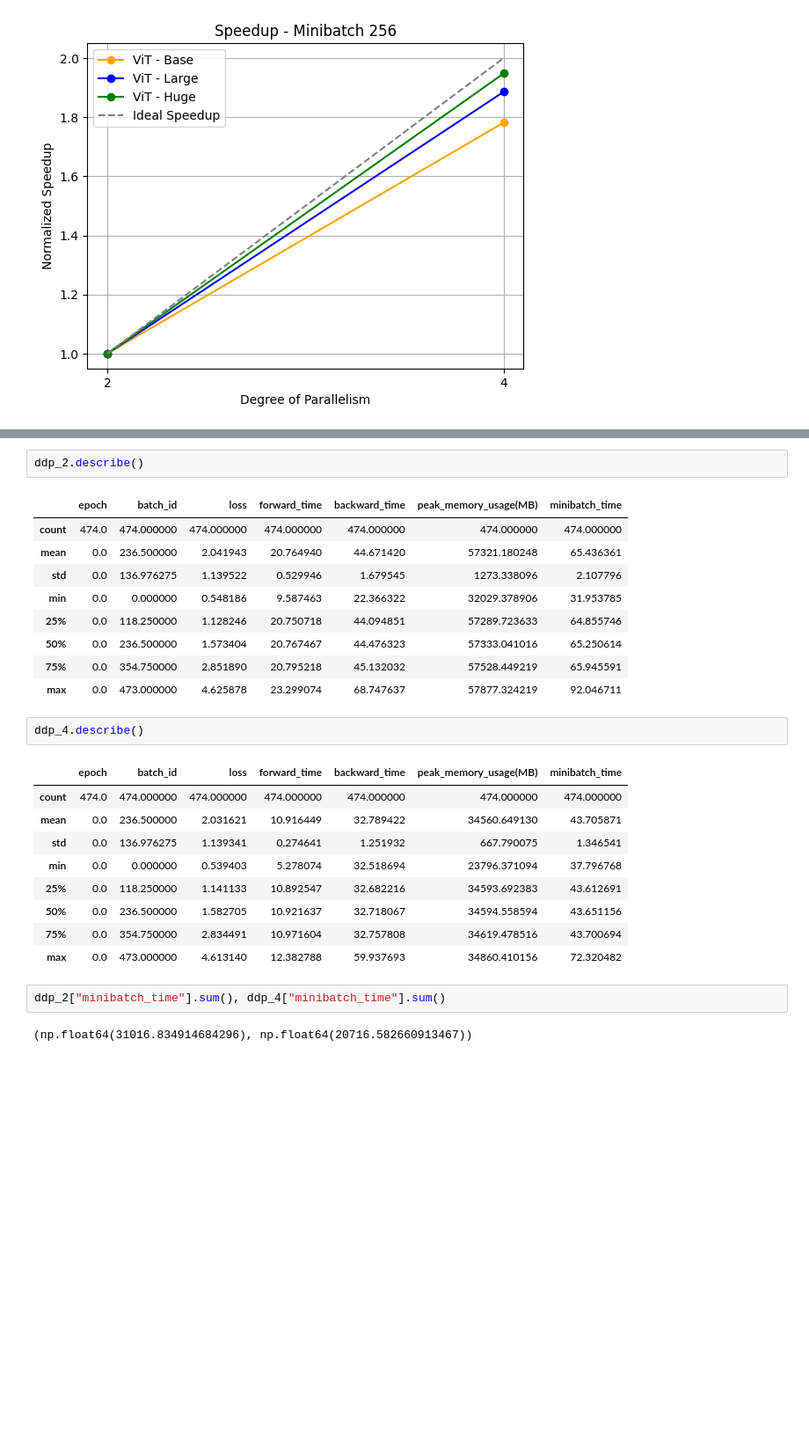
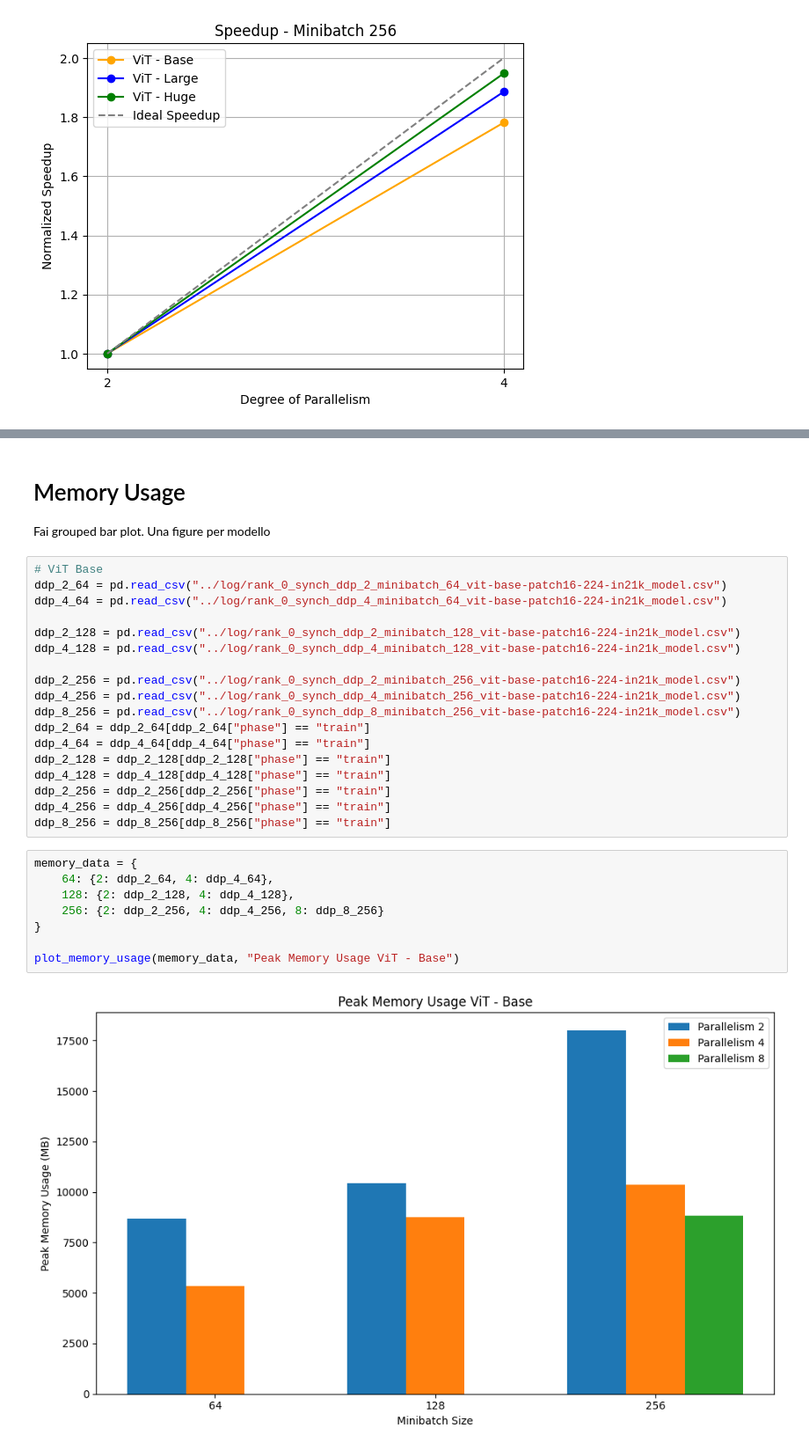
Before and after one commit to JacopoRaffi/Master_Thesis, a Jupyter notebook: analysis/ddp.ipynb, the cells around one changed output, grey strips where cells are left out. Shown: that part at 88% size. Cells and saved outputs as stored; diff of their text form; blank space fills up the shorter version.

Commit message:
add other plot for memory usage (peak)

```diff
--- a/analysis/ddp.ipynb
+++ b/analysis/ddp.ipynb
@@ -363,28 +148,31 @@ ddp_4["minibatch_time"] = ddp_4["forward_time"] + ddp_4["backward_time"]
-# %%
-ddp_2.describe()
-# %% [output]
-|  | epoch | batch_id | loss | forward_time | backward_time | peak_memory_usage(MB) | minibatch_time |
-| count | 474.0 | 474.000000 | 474.000000 | 474.000000 | 474.000000 | 474.000000 | 474.000000 |
-| mean | 0.0 | 236.500000 | 2.041943 | 20.764940 | 44.671420 | 57321.180248 | 65.436361 |
-| std | 0.0 | 136.976275 | 1.139522 | 0.529946 | 1.679545 | 1273.338096 | 2.107796 |
-| min | 0.0 | 0.000000 | 0.548186 | 9.587463 | 22.366322 | 32029.378906 | 31.953785 |
-| 25% | 0.0 | 118.250000 | 1.128246 | 20.750718 | 44.094851 | 57289.723633 | 64.855746 |
-| 50% | 0.0 | 236.500000 | 1.573404 | 20.767467 | 44.476323 | 57333.041016 | 65.250614 |
-| 75% | 0.0 | 354.750000 | 2.851890 | 20.795218 | 45.132032 | 57528.449219 | 65.945591 |
-| max | 0.0 | 473.000000 | 4.625878 | 23.299074 | 68.747637 | 57877.324219 | 92.046711 |
-# %%
-ddp_4.describe()
-# %% [output]
-|  | epoch | batch_id | loss | forward_time | backward_time | peak_memory_usage(MB) | minibatch_time |
-| count | 474.0 | 474.000000 | 474.000000 | 474.000000 | 474.000000 | 474.000000 | 474.000000 |
-| mean | 0.0 | 236.500000 | 2.031621 | 10.916449 | 32.789422 | 34560.649130 | 43.705871 |
-| std | 0.0 | 136.976275 | 1.139341 | 0.274641 | 1.251932 | 667.790075 | 1.346541 |
-| min | 0.0 | 0.000000 | 0.539403 | 5.278074 | 32.518694 | 23796.371094 | 37.796768 |
-| 25% | 0.0 | 118.250000 | 1.141133 | 10.892547 | 32.682216 | 34593.692383 | 43.612691 |
-| 50% | 0.0 | 236.500000 | 1.582705 | 10.921637 | 32.718067 | 34594.558594 | 43.651156 |
-| 75% | 0.0 | 354.750000 | 2.834491 | 10.971604 | 32.757808 | 34619.478516 | 43.700694 |
-| max | 0.0 | 473.000000 | 4.613140 | 12.382788 | 59.937693 | 34860.410156 | 72.320482 |
-# %%
-ddp_2["minibatch_time"].sum(), ddp_4["minibatch_time"].sum()
-# %% [output]
-(np.float64(31016.834914684296), np.float64(20716.582660913467))
+# %% [markdown]
+# Memory Usage
+Fai grouped bar plot. Una figure per modello
+# %%
+# ViT Base
+ddp_2_64 = pd.read_csv("../log/rank_0_synch_ddp_2_minibatch_64_vit-base-patch16-224-in21k_model.csv")
+ddp_4_64 = pd.read_csv("../log/rank_0_synch_ddp_4_minibatch_64_vit-base-patch16-224-in21k_model.csv")
+
+ddp_2_128 = pd.read_csv("../log/rank_0_synch_ddp_2_minibatch_128_vit-base-patch16-224-in21k_model.csv")
+ddp_4_128 = pd.read_csv("../log/rank_0_synch_ddp_4_minibatch_128_vit-base-patch16-224-in21k_model.csv")
+
+ddp_2_256 = pd.read_csv("../log/rank_0_synch_ddp_2_minibatch_256_vit-base-patch16-224-in21k_model.csv")
+ddp_4_256 = pd.read_csv("../log/rank_0_synch_ddp_4_minibatch_256_vit-base-patch16-224-in21k_model.csv")
+ddp_8_256 = pd.read_csv("../log/rank_0_synch_ddp_8_minibatch_256_vit-base-patch16-224-in21k_model.csv")
+ddp_2_64 = ddp_2_64[ddp_2_64["phase"] == "train"]
+ddp_4_64 = ddp_4_64[ddp_4_64["phase"] == "train"]
+ddp_2_128 = ddp_2_128[ddp_2_128["phase"] == "train"]
+ddp_4_128 = ddp_4_128[ddp_4_128["phase"] == "train"]
+ddp_2_256 = ddp_2_256[ddp_2_256["phase"] == "train"]
+ddp_4_256 = ddp_4_256[ddp_4_256["phase"] == "train"]
+ddp_8_256 = ddp_8_256[ddp_8_256["phase"] == "train"]
+# %%
+memory_data = {
+    64: {2: ddp_2_64, 4: ddp_4_64},
+    128: {2: ddp_2_128, 4: ddp_4_128},
+    256: {2: ddp_2_256, 4: ddp_4_256, 8: ddp_8_256}
+}
+
+plot_memory_usage(memory_data, "Peak Memory Usage ViT - Base")
+# %% [output]
+[figure, added]
```
Also changed, not shown: parts of 29 cells of this notebook, 1 other file.
